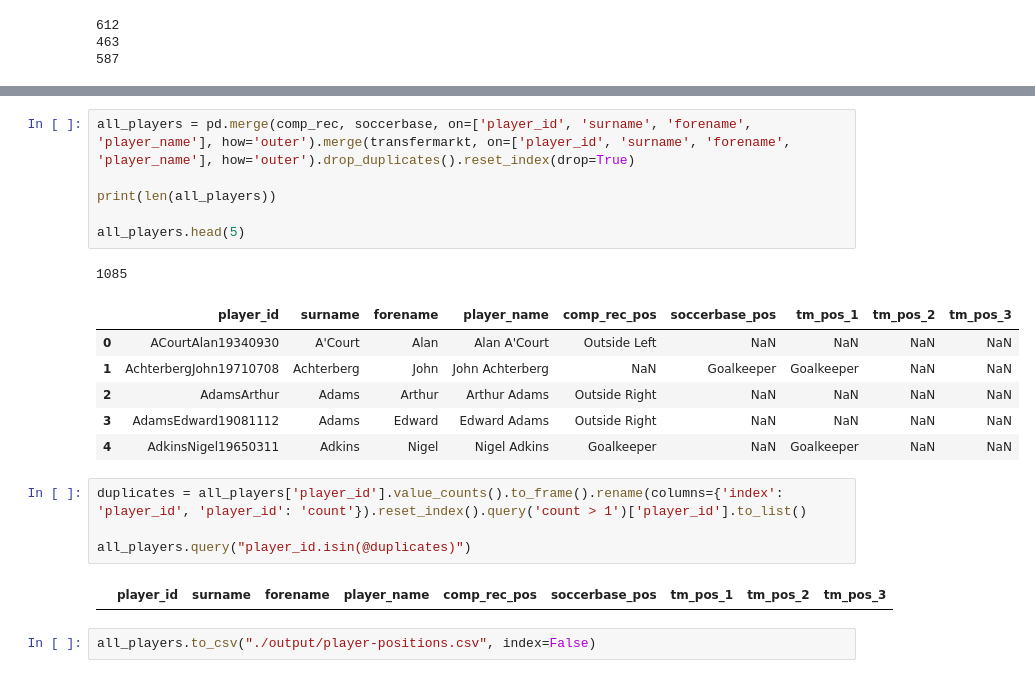
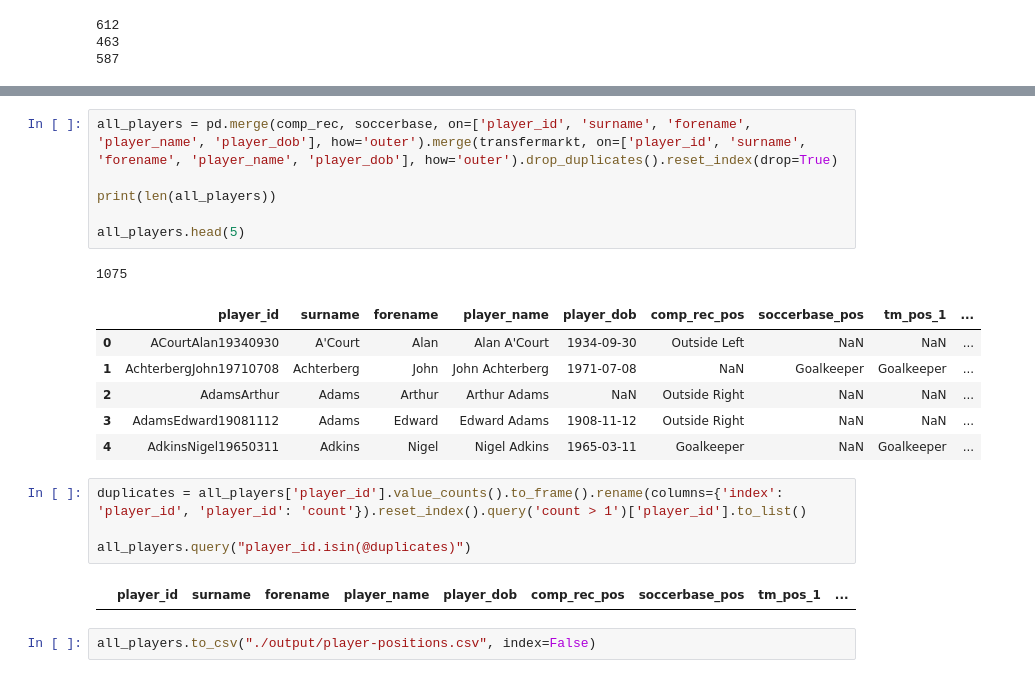
Before and after one commit to petebrown/wrangle-player-positions, a Jupyter notebook: 2-combine-player-positions.ipynb, the cells around one changed output, grey strips where cells are left out. Saved outputs shown, nothing was run; the diff lists cells and outputs as text.

```diff
--- a/2-combine-player-positions.ipynb
+++ b/2-combine-player-positions.ipynb
@@ -38,22 +38,22 @@ len(player_ids)
 # %%
-all_players = pd.merge(comp_rec, soccerbase, on=['player_id', 'surname', 'forename', 'player_name'], how='outer').merge(transfermarkt, on=['player_id', 'surname', 'forename', 'player_name'], how='outer').drop_duplicates().reset_index(drop=True)
+all_players = pd.merge(comp_rec, soccerbase, on=['player_id', 'surname', 'forename', 'player_name', 'player_dob'], how='outer').merge(transfermarkt, on=['player_id', 'surname', 'forename', 'player_name', 'player_dob'], how='outer').drop_duplicates().reset_index(drop=True)
 
 print(len(all_players))
 
 all_players.head(5)
 # %% [output]
-1085
+1075
-|  | player_id | surname | forename | player_name | comp_rec_pos | soccerbase_pos | tm_pos_1 | tm_pos_2 | tm_pos_3 |
-| 0 | ACourtAlan19340930 | A'Court | Alan | Alan A'Court | Outside Left | NaN | NaN | NaN | NaN |
-| 1 | AchterbergJohn19710708 | Achterberg | John | John Achterberg | NaN | Goalkeeper | Goalkeeper | NaN | NaN |
-| 2 | AdamsArthur | Adams | Arthur | Arthur Adams | Outside Right | NaN | NaN | NaN | NaN |
-| 3 | AdamsEdward19081112 | Adams | Edward | Edward Adams | Outside Right | NaN | NaN | NaN | NaN |
-| 4 | AdkinsNigel19650311 | Adkins | Nigel | Nigel Adkins | Goalkeeper | NaN | Goalkeeper | NaN | NaN |
+|  | player_id | surname | forename | player_name | player_dob | comp_rec_pos | soccerbase_pos | tm_pos_1 | ... |
+| 0 | ACourtAlan19340930 | A'Court | Alan | Alan A'Court | 1934-09-30 | Outside Left | NaN | NaN | ... |
+| 1 | AchterbergJohn19710708 | Achterberg | John | John Achterberg | 1971-07-08 | NaN | Goalkeeper | Goalkeeper | ... |
+| 2 | AdamsArthur | Adams | Arthur | Arthur Adams | NaN | Outside Right | NaN | NaN | ... |
+| 3 | AdamsEdward19081112 | Adams | Edward | Edward Adams | 1908-11-12 | Outside Right | NaN | NaN | ... |
+| 4 | AdkinsNigel19650311 | Adkins | Nigel | Nigel Adkins | 1965-03-11 | Goalkeeper | NaN | Goalkeeper | ... |
 # %%
 duplicates = all_players['player_id'].value_counts().to_frame().rename(columns={'index': 'player_id', 'player_id': 'count'}).reset_index().query('count > 1')['player_id'].to_list()
 
 all_players.query("player_id.isin(@duplicates)")
 # %% [output]
-|  | player_id | surname | forename | player_name | comp_rec_pos | soccerbase_pos | tm_pos_1 | tm_pos_2 | tm_pos_3 |
+|  | player_id | surname | forename | player_name | player_dob | comp_rec_pos | soccerbase_pos | tm_pos_1 | ... |
 # %%
 all_players.to_csv("./output/player-positions.csv", index=False)
```
Also changed, not shown: parts of 1 cell of this notebook, 2 other files.
